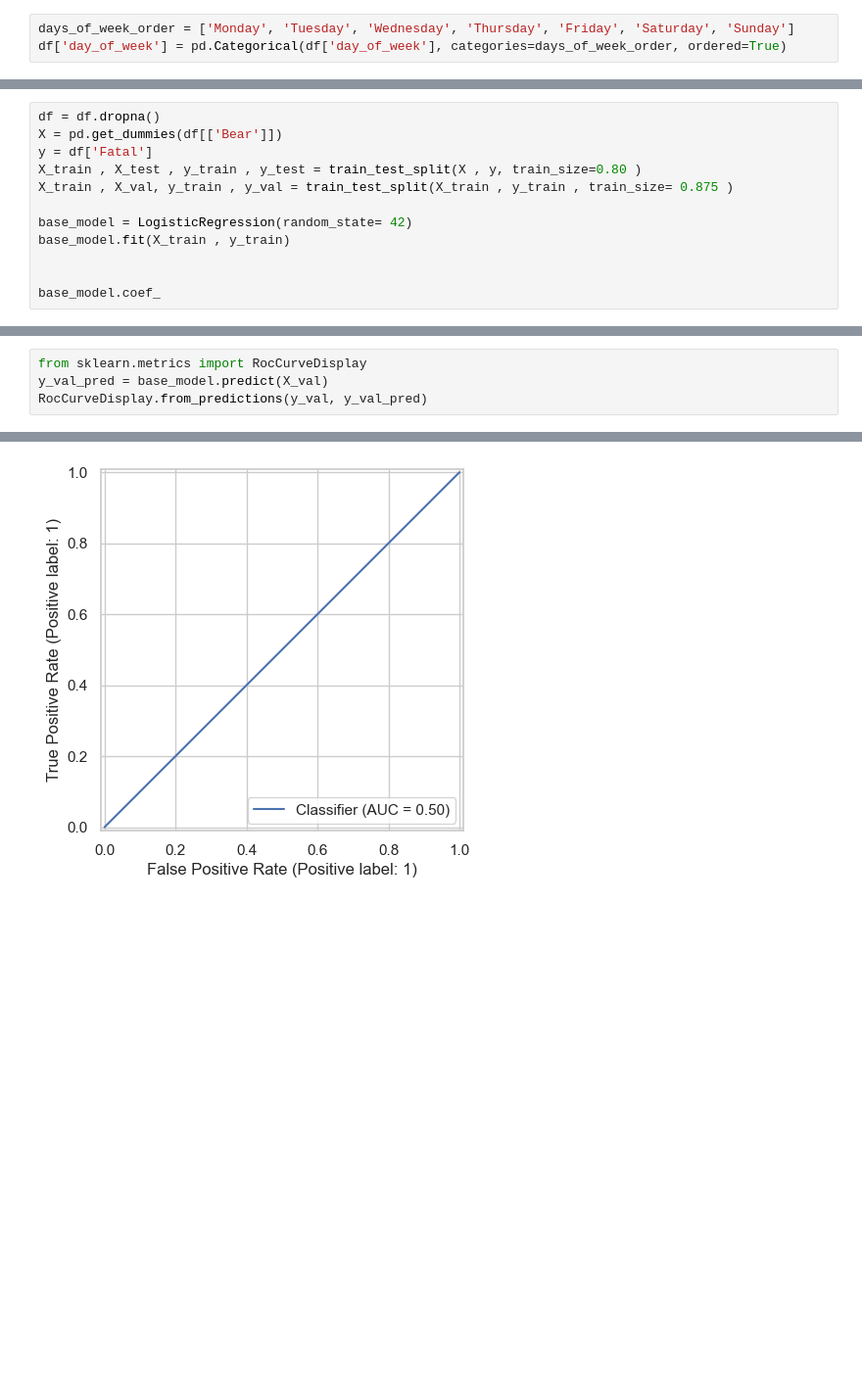
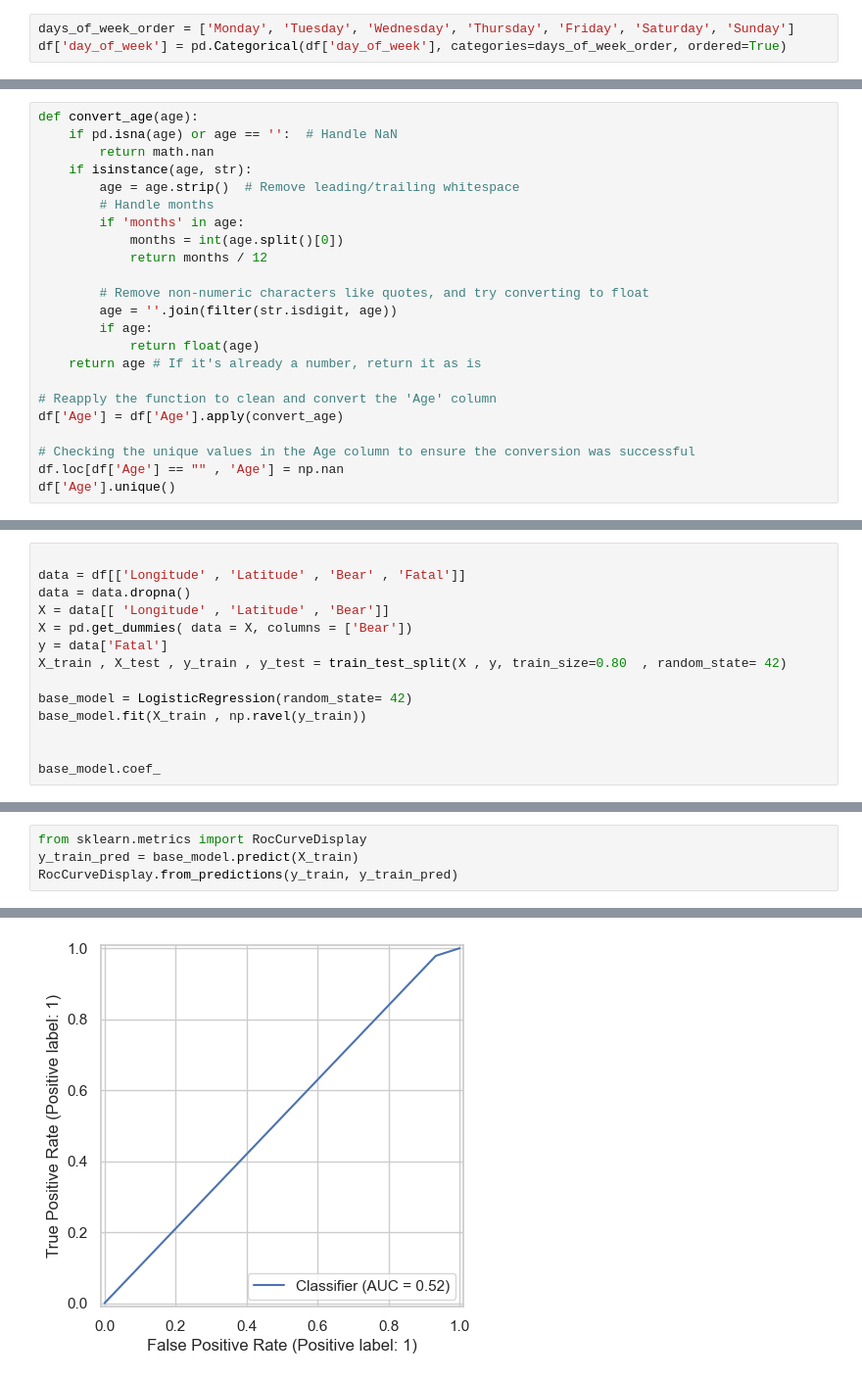
Before and after one commit to ljime080/CAP4612_Final_Project, a Jupyter notebook: final_project.ipynb, the cells around one changed output, grey strips where cells are left out. Shown: that part at 98% size. Cells and saved outputs as stored; diff of their text form; blank space fills up the shorter version.

```diff
--- a/final_project.ipynb
+++ b/final_project.ipynb
@@ -95,3 +95,26 @@ df.head()
 | 2 | 1999-07-09 | near Rankin Inlet, Nunavut | Amitnak was mauled after trying t... | Polar | 62.808913 | -92.087741 | Hattie Amitnak | 64 | female | 1999 | 7 | ... |
 | 3 | 1990-12-08 | Point Lay, Alaska | While Stalker was walking with hi... | Polar | 69.742800 | -163.011250 | Carl Stalker | 28 | male | 1990 | 12 | ... |
 | 4 | 1983-11-29 | Churchill, Manitoba | Mutanen was attacked and dragged ... | Polar | 58.767755 | -94.163998 | Thomas Mutanen | 46 | male | 1983 | 11 | ... |
+# %%
+def convert_age(age):
+    if pd.isna(age) or age == '':  # Handle NaN
+        return math.nan
+    if isinstance(age, str):
+        age = age.strip()  # Remove leading/trailing whitespace
+        # Handle months
+        if 'months' in age:
+            months = int(age.split()[0])
+            return months / 12
+
+        # Remove non-numeric characters like quotes, and try converting to float
+        age = ''.join(filter(str.isdigit, age))
+        if age:
+            return float(age)
+    return age # If it's already a number, return it as is
+
+# Reapply the function to clean and convert the 'Age' column
+df['Age'] = df['Age'].apply(convert_age)
+
+# Checking the unique values in the Age column to ensure the conversion was successful
+df.loc[df['Age'] == "" , 'Age'] = np.nan
+df['Age'].unique()
@@ -177,12 +164,14 @@ df['Fatal'] = pd.to_numeric(df['Fatal'])
 # %%
-df = df.dropna()
-X = pd.get_dummies(df[['Bear']])
-y = df['Fatal']
-X_train , X_test , y_train , y_test = train_test_split(X , y, train_size=0.80 )
-X_train , X_val, y_train , y_val = train_test_split(X_train , y_train , train_size= 0.875 )
+
+data = df[['Longitude' , 'Latitude' , 'Bear' , 'Fatal']]
+data = data.dropna()
+X = data[[ 'Longitude' , 'Latitude' , 'Bear']]
+X = pd.get_dummies( data = X, columns = ['Bear'])
+y = data['Fatal']
+X_train , X_test , y_train , y_test = train_test_split(X , y, train_size=0.80  , random_state= 42)
 
 base_model = LogisticRegression(random_state= 42)
-base_model.fit(X_train , y_train)
+base_model.fit(X_train , np.ravel(y_train))
 
 
 base_model.coef_
@@ -195,7 +184,7 @@ base_model.score(X_val, y_val)
 # %%
 from sklearn.metrics import RocCurveDisplay
-y_val_pred = base_model.predict(X_val)
-RocCurveDisplay.from_predictions(y_val, y_val_pred)
+y_train_pred = base_model.predict(X_train)
+RocCurveDisplay.from_predictions(y_train, y_train_pred)
 # %% [output]
 <sklearn.metrics._plot.roc_curve.RocCurveDisplay at 0x...>
-[figure, old version]
+[figure, new version]
```
Also changed, not shown: parts of 15 cells of this notebook, 1 other file.
